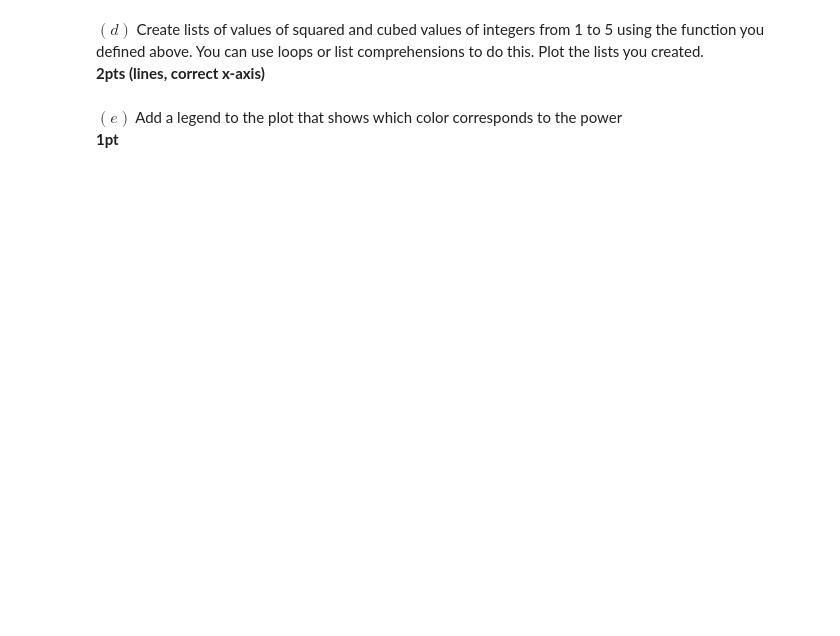
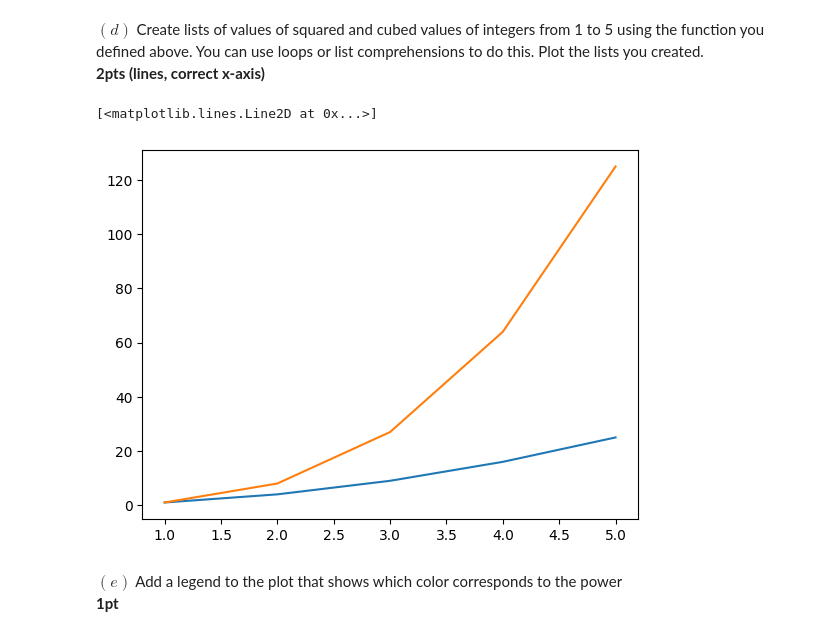
Before and after one commit to JedRoundy/Machine_Learning_For_Economists, a Jupyter notebook: PSET_1/01_pset1coding_BF.ipynb, the cells around one changed output. Saved outputs shown, nothing was run; the diff lists cells and outputs as text; code cells hidden in the pictures; blank space fills up the shorter version.

```diff
--- a/PSET_1/01_pset1coding_BF.ipynb
+++ b/PSET_1/01_pset1coding_BF.ipynb
@@ -732,24 +732,24 @@ Based on excercise 12 chapter 4 in ISLR.
 $(a)$ write a function called `power` that raises the input to 3rd power. Use the function to calculate $10^3$<br>
 **1/2pt**
 # %%
-def power(num):
+def power3(num):
   num = num **3
   return num
 
-power(10)
+power3(10)
 # %% [output]
 1000
 # %% [markdown]
 $(b)$ write a function called `power2` that takes two inputs and raises the first number to the power of the second number. Use this function to calculate and print $10^3$, $8^{17}$ and $131^3$ <br>
 **1/2pt**
 # %%
-def power2(num1, num2):
+def power(num1, num2):
   num1 = num1**num2
   return num1
 
-print(power2(10,3))
-print(power2(8,17))
-print(power2(131,3))
+print(power(10,3))
+print(power(8,17))
+print(power(131,3))
 # %% [output]
 1000
 2251799813685248
@@ -765,6 +776,20 @@ from matplotlib import pyplot as plt
 # %% [markdown]
 $(d)$ Create lists of values of squared and cubed values of integers from 1 to 5 using the function you defined above. You can use loops or list comprehensions to do this. Plot the lists you created. <br>
 **2pts (lines, correct x-axis)**
+# %%
+#Create lists using list comprehension
+squared_list = [power(x, 2) for x in range(1,6,1)]
+cubed_list = [power(x, 3) for x in range(1,6,1)]
+
+#Create x-axis for plot
+x_axis = np.arange(1,6,1)
+
+#plot both of the lists
+plt.plot(x_axis, squared_list)
+plt.plot(x_axis, cubed_list)
+# %% [output]
+[<matplotlib.lines.Line2D at 0x...>]
+[figure, added]
 # %% [markdown]
 $(e)$ Add a legend to the plot that shows which color corresponds to the power<br>
 **1pt**
```
Also changed, not shown: parts of 17 cells of this notebook.
